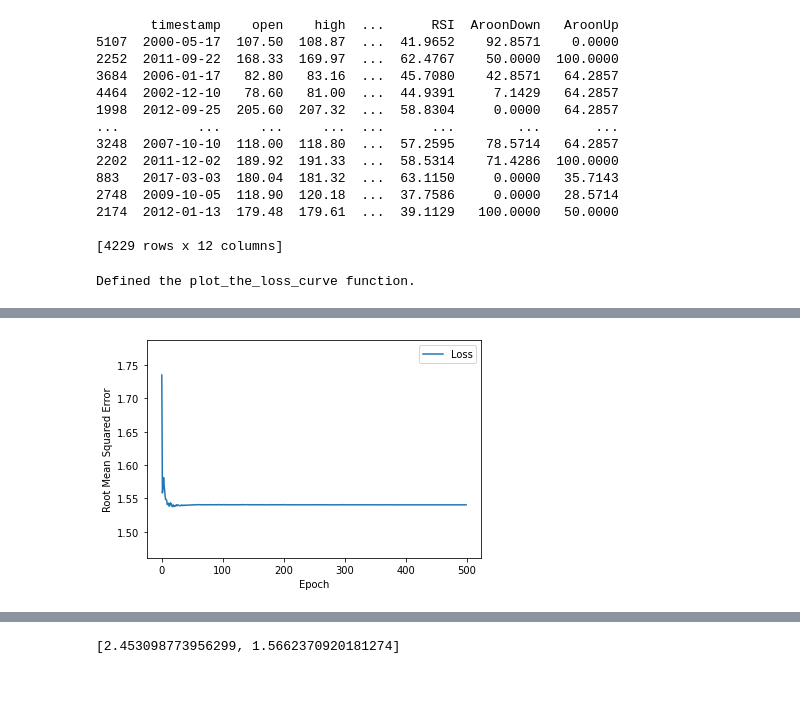
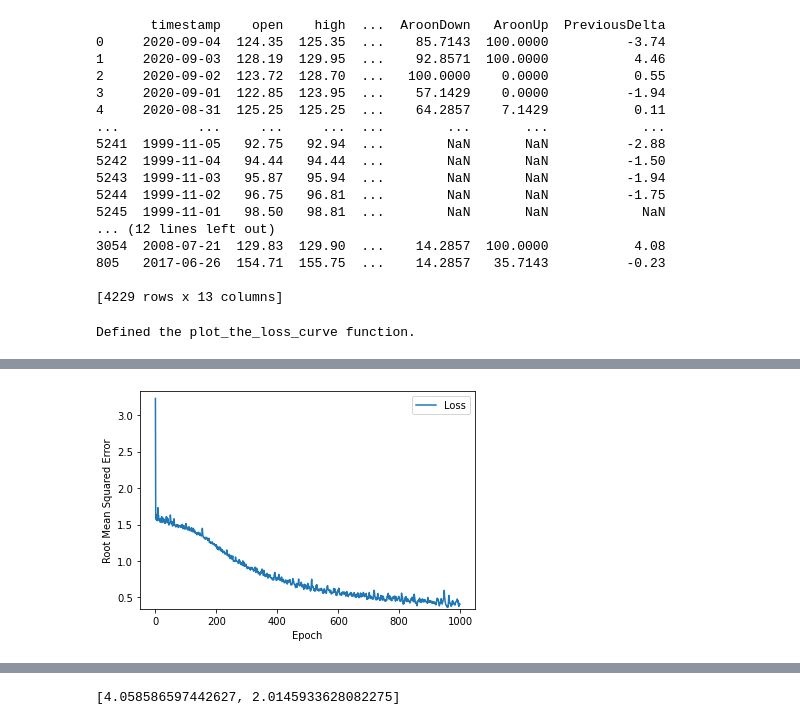
Before and after one commit to btiv/stock-trend-prediction, a Jupyter notebook: Price_Trend_Prediction.ipynb, the cells around one changed output, grey strips where cells are left out. Saved outputs shown, nothing was run; the diff lists cells and outputs as text; code cells hidden in the pictures; blank space fills up the shorter version.

Commit message:
Lowered training loss to around 0.167, having a tough time generalizing to new data

```diff
--- a/Price_Trend_Prediction.ipynb
+++ b/Price_Trend_Prediction.ipynb
@@ -70,6 +70,7 @@ price_data["SlowK"] = stoch_data["SlowK"]
 price_data["RSI"] = rsi_data["RSI"]
 price_data["AroonDown"] = aroon_data["Aroon Down"]
 price_data["AroonUp"] = aroon_data["Aroon Up"]
+price_data["PreviousDelta"] = price_data["delta"]
 
 # shift data up
 
@@ -78,10 +79,13 @@ price_data["SlowK"] = price_data["SlowK"].shift(-1)
 price_data["RSI"] = price_data["RSI"].shift(-1)
 price_data["AroonDown"] = price_data["AroonDown"].shift(-1)
 price_data["AroonUp"] = price_data["AroonUp"].shift(-1)
+price_data["PreviousDelta"] = price_data["PreviousDelta"].shift(-1)
+
+print(price_data)
 
 # delete rows with empty cells
 
-price_data.dropna(subset=["SlowD", "SlowK", "RSI", "AroonDown", "AroonUp"], inplace=True)
+price_data.dropna(subset=["SlowD", "SlowK", "RSI", "AroonDown", "AroonUp", "PreviousDelta"], inplace=True)
 
 #shuffle the examples and then split into training and test sets
 
@@ -93,20 +97,23 @@ validation_df = price_data.iloc[5000:, :]
 
 print(train_df)
 # %% [output]
-       timestamp    open    high  ...      RSI  AroonDown   AroonUp
-5107  2000-05-17  107.50  108.87  ...  41.9652    92.8571    0.0000
-2252  2011-09-22  168.33  169.97  ...  62.4767    50.0000  100.0000
-3684  2006-01-17   82.80   83.16  ...  45.7080    42.8571   64.2857
-4464  2002-12-10   78.60   81.00  ...  44.9391     7.1429   64.2857
-1998  2012-09-25  205.60  207.32  ...  58.8304     0.0000   64.2857
-...          ...     ...     ...  ...      ...        ...       ...
-3248  2007-10-10  118.00  118.80  ...  57.2595    78.5714   64.2857
-2202  2011-12-02  189.92  191.33  ...  58.5314    71.4286  100.0000
-883   2017-03-03  180.04  181.32  ...  63.1150     0.0000   35.7143
-2748  2009-10-05  118.90  120.18  ...  37.7586     0.0000   28.5714
-2174  2012-01-13  179.48  179.61  ...  39.1129   100.0000   50.0000
+       timestamp    open    high  ...  AroonDown   AroonUp  PreviousDelta
+0     2020-09-04  124.35  125.35  ...    85.7143  100.0000          -3.74
+1     2020-09-03  128.19  129.95  ...    92.8571  100.0000           4.46
+2     2020-09-02  123.72  128.70  ...   100.0000    0.0000           0.55
+3     2020-09-01  122.85  123.95  ...    57.1429    0.0000          -1.94
+4     2020-08-31  125.25  125.25  ...    64.2857    7.1429           0.11
+...          ...     ...     ...  ...        ...       ...            ...
+5241  1999-11-05   92.75   92.94  ...        NaN       NaN          -2.88
+5242  1999-11-04   94.44   94.44  ...        NaN       NaN          -1.50
+5243  1999-11-03   95.87   95.94  ...        NaN       NaN          -1.94
+5244  1999-11-02   96.75   96.81  ...        NaN       NaN          -1.75
+5245  1999-11-01   98.50   98.81  ...        NaN       NaN            NaN
+... (12 lines left out)
+3054  2008-07-21  129.83  129.90  ...    14.2857  100.0000           4.08
+805   2017-06-26  154.71  155.75  ...    14.2857   35.7143          -0.23
 
-[4229 rows x 12 columns]
+[4229 rows x 13 columns]
 # %%
 # Create an empty list that will eventually hold all feature columns.
 feature_columns = []
@@ -135,6 +142,10 @@ feature_columns.append(aroon_down)
 aroon_up = tf.feature_column.numeric_column("AroonUp")
 feature_columns.append(aroon_up)
 
+# Create a numerical feature column to represent the previous days delta.
+previous_delta = tf.feature_column.numeric_column("PreviousDelta")
+feature_columns.append(previous_delta)
+
 # Convert the list of feature columns into a layer that will ultimately become
 # part of the model. Understanding layers is not important right now.
 my_feature_layer = layers.DenseFeatures(feature_columns)
@@ -171,28 +182,15 @@ def create_model(my_learning_rate, my_feature_layer):
   #   * activation specifies the activation function (Rectified Linear Unit).
   #   * name is just a string that can be useful when debugging.
 
-  # Define the first hidden layer with 12 nodes.
-  model.add(tf.keras.layers.Dense(units=12,
+  # Define the first hidden layer with 4 nodes.
+  model.add(tf.keras.layers.Dense(units=256,
                                   activation='relu',
                                   name='Hidden1'))
 
-  # Define the second hidden layer with 20 nodes.
-  model.add(tf.keras.layers.Dense(units=20,
-                                  activation='relu',
-                                  kernel_regularizer=tf.keras.regularizers.l2(l=0.1),
-                                  name='Hidden2'))
-
-  # Define the third hidden layer with 64 nodes.
-  model.add(tf.keras.layers.Dense(units=64,
-                                  activation='relu',
-                                  kernel_regularizer=tf.keras.regularizers.l2(l=0.2),
-                                  name='Hidden3'))
-
-  # Define the fourth hidden layer with 64 nodes.
+  # Define the second hidden layer with 4 nodes.
   model.add(tf.keras.layers.Dense(units=256,
                                   activation='relu',
-                                  kernel_regularizer=tf.keras.regularizers.l2(l=0.3),
-                                  name='Hidden4'))
+                                  name='Hidden2'))
 
   # Define the output layer.
   model.add(tf.keras.layers.Dense(units=1,
@@ -226,7 +224,7 @@ def train_model(model, dataset, epochs, label_name,
 # %%
 # The following variables are the hyperparameters.
 learning_rate = 0.001
-epochs = 500
+epochs = 1000
 batch_size = 100
 label_name = "delta"
 
@@ -262,2 +260,2 @@ Epoch 500/500
-[figure, old version]
+[figure, new version]
  Evaluate the linear regression model against the test set:
@@ -267,4 +265,4 @@ Consider rewriting this model with the Functional API.
-[2.453098773956299, 1.5662370920181274]
+[4.058586597442627, 2.0145933628082275]
 # %%
 # make a prediction and compare to true value
 
```
Also changed, not shown: parts of 3 cells of this notebook.
